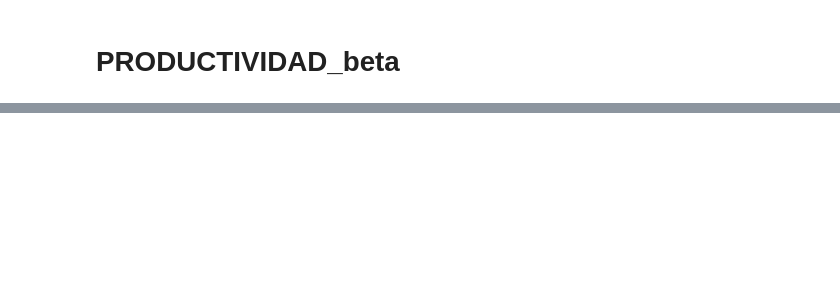
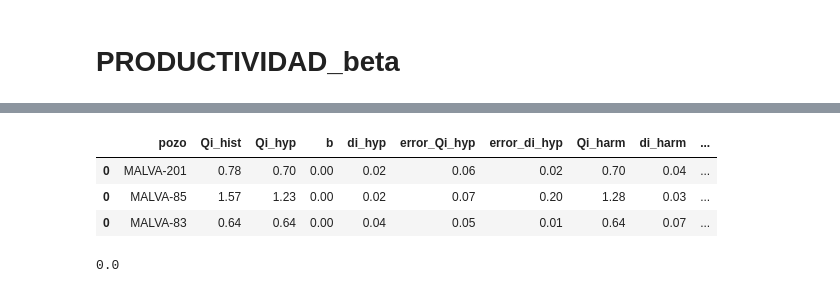
Before and after one commit to eliasft/projects, a Jupyter notebook: productividad_beta.ipynb, the cells around one changed output, grey strips where cells are left out. Cells and saved outputs as stored; diff of their text form; code cells hidden in the pictures; blank space fills up the shorter version.

```diff
--- a/productividad_beta.ipynb
+++ b/productividad_beta.ipynb
@@ -1192,4 +1184,15 @@ Name: SIHIL, dtype: float64
+# %%
+display(gasto)
+# %% [output]
+|  | pozo | Qi_hist | Qi_hyp | b | di_hyp | error_Qi_hyp | error_di_hyp | Qi_harm | di_harm | ... |
+| 0 | MALVA-201 | 0.78 | 0.70 | 0.00 | 0.02 | 0.06 | 0.02 | 0.70 | 0.04 | ... |
+| 0 | MALVA-85 | 1.57 | 1.23 | 0.00 | 0.02 | 0.07 | 0.20 | 1.28 | 0.03 | ... |
+| 0 | MALVA-83 | 0.64 | 0.64 | 0.00 | 0.04 | 0.05 | 0.01 | 0.64 | 0.07 | ... |
 # %%
 #display(pd.unique(pozos.cuenca),pd.unique(pozos.ubicacion))
 #display(region_fiscal,regimen_fiscal,regalia_adicional)
 #display(len(lista_pozos),len(unique_well_list))
+# %%
+display(Q_base)
+# %% [output]
+0.0
```
Also changed, not shown: parts of 5 cells of this notebook, 1 other file.
